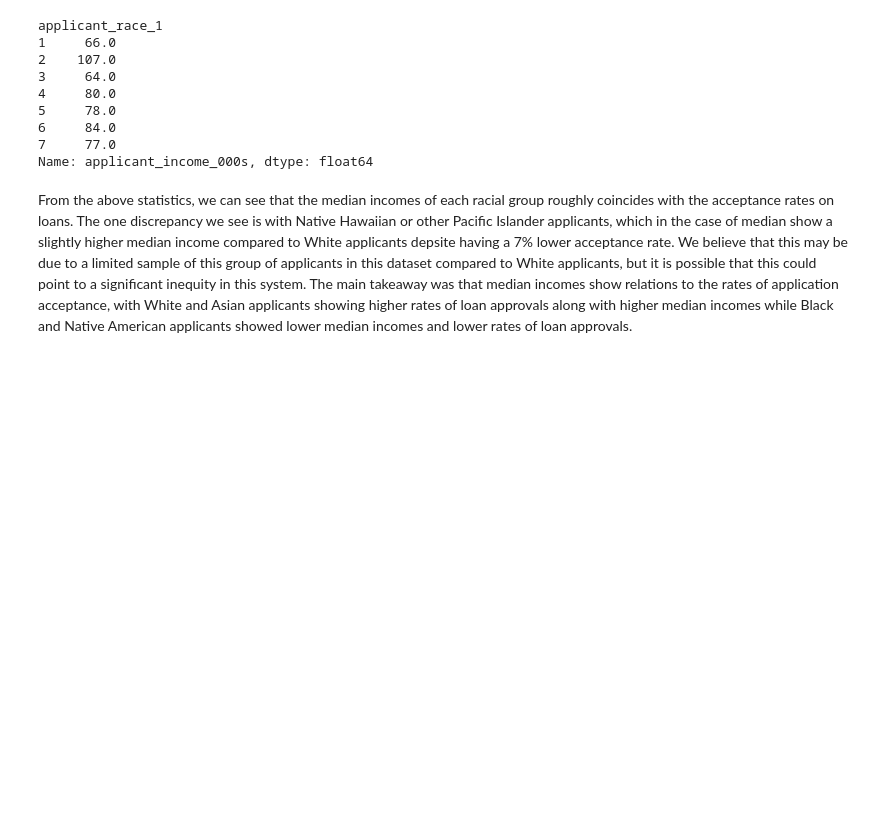
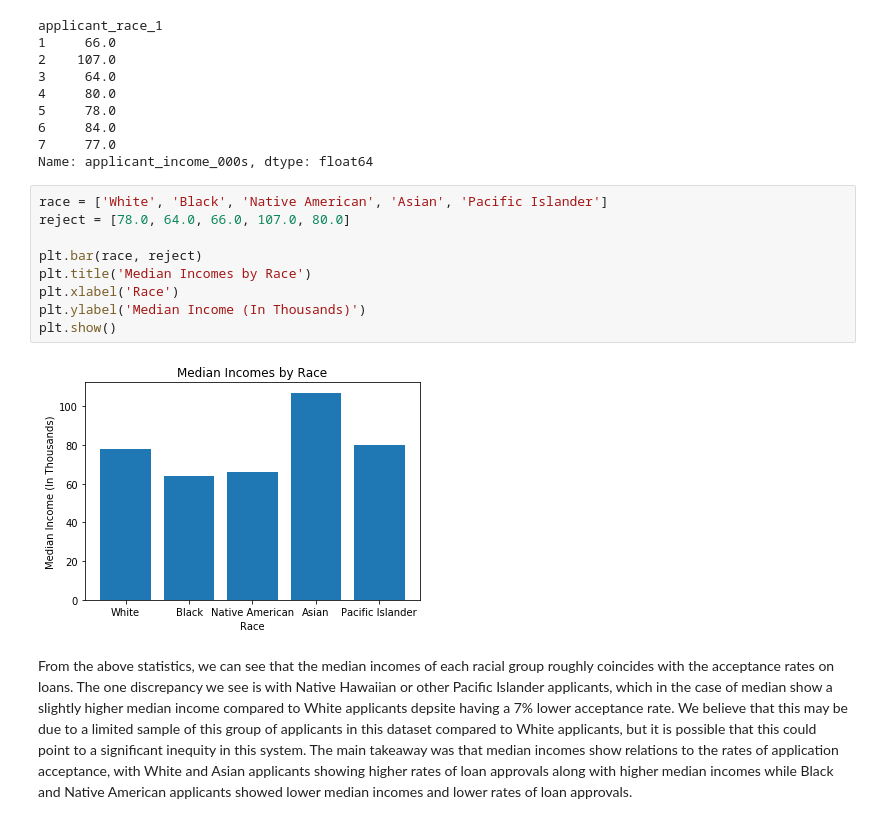
Before and after one commit to rakeshsenthil/DSC167_HMDA_Ethics, a Jupyter notebook: Paper1_checkpoint_2_submission.ipynb, the cells around one changed output. Drawn from its saved outputs; the diff is of its cells as text; blank space fills up the shorter version.

Commit message:
Added charts

```diff
--- a/Paper1_checkpoint_2_submission.ipynb
+++ b/Paper1_checkpoint_2_submission.ipynb
@@ -297,6 +297,17 @@ applicant_race_1
 6     84.0
 7     77.0
 Name: applicant_income_000s, dtype: float64
+# %%
+race = ['White', 'Black', 'Native American', 'Asian', 'Pacific Islander']
+reject = [78.0, 64.0, 66.0, 107.0, 80.0]
+
+plt.bar(race, reject)
+plt.title('Median Incomes by Race')
+plt.xlabel('Race')
+plt.ylabel('Median Income (In Thousands)')
+plt.show()
+# %% [output]
+[figure, added]
 # %% [markdown]
 From the above statistics, we can see that the median incomes of each racial group roughly coincides with the acceptance rates on loans. The one discrepancy we see is with Native Hawaiian or other Pacific Islander applicants, which in the case of median show a slightly higher median income compared to White applicants depsite having a 7% lower acceptance rate. We believe that this may be due to a limited sample of this group of applicants in this dataset compared to White applicants, but it is possible that this could point to a significant inequity in this system. The main takeaway was that median incomes show relations to the rates of application acceptance, with White and Asian applicants showing higher rates of loan approvals along with higher median incomes while Black and Native American applicants showed lower median incomes and lower rates of loan approvals.
 # %%
```
Also changed, not shown: parts of 3 cells of this notebook.
